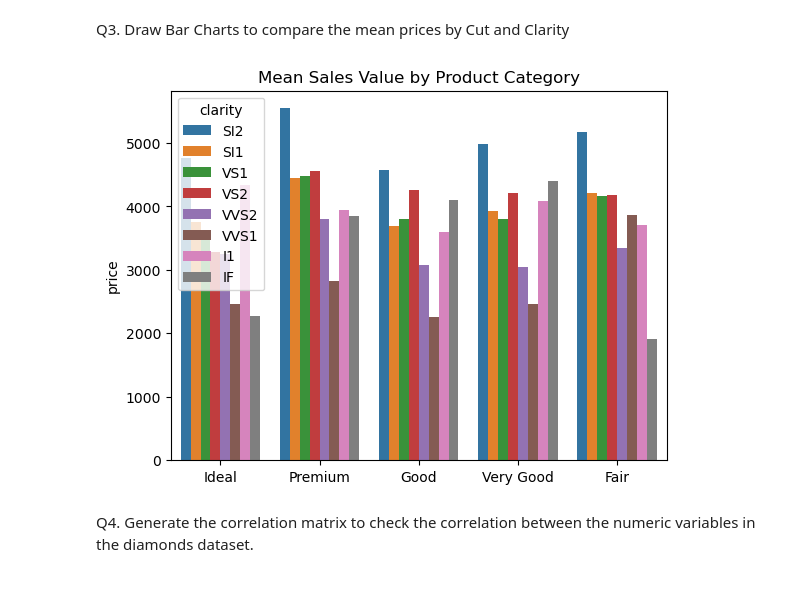
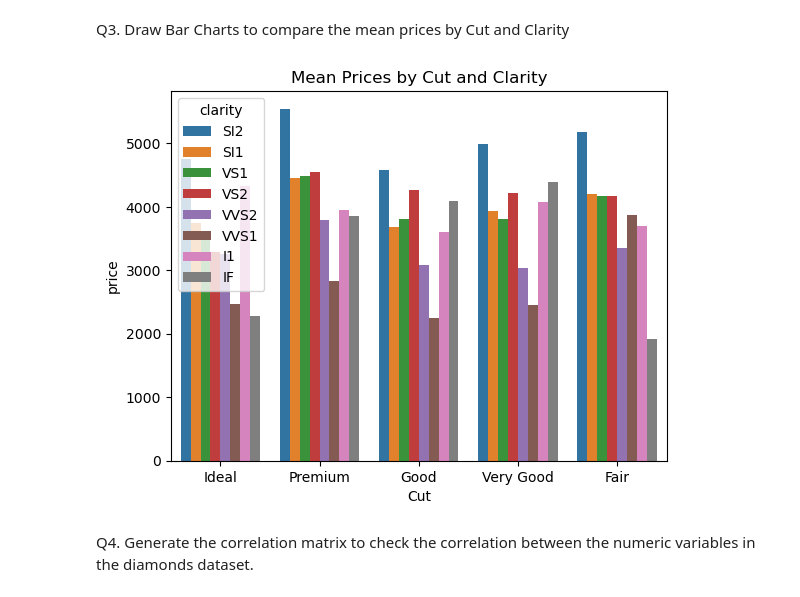
Before and after one commit to amirhamzahbmn/K-Youth_Repo, a Jupyter notebook: Week_2/data-visualization-with-seaborn.ipynb, the cells around one changed output. Saved outputs shown, nothing was run; the diff lists cells and outputs as text; code cells hidden in the pictures.

Commit message:
day 6, visualization hw

```diff
--- a/Week_2/data-visualization-with-seaborn.ipynb
+++ b/Week_2/data-visualization-with-seaborn.ipynb
@@ -416,11 +416,11 @@ Q3. Draw Bar Charts to compare the mean prices by Cut and Clarity
 # %%
 #Q3 Using Seaborn
 ax = sns.barplot(data = diamonds, x = 'cut', y='price', hue = 'clarity', errorbar=None)
-ax.set_title("Mean Sales Value by Product Category")
-ax.set_xlabel('')
+ax.set_title("Mean Prices by Cut and Clarity")
+ax.set_xlabel('Cut')
 plt.show()
 # %% [output]
-[figure, old version]
+[figure, new version]
 # %% [markdown]
 Q4. Generate the correlation matrix to check the correlation between the numeric variables in the diamonds dataset.
 # %%
```
Also changed, not shown: parts of 1 cell of this notebook, 1 other file.
